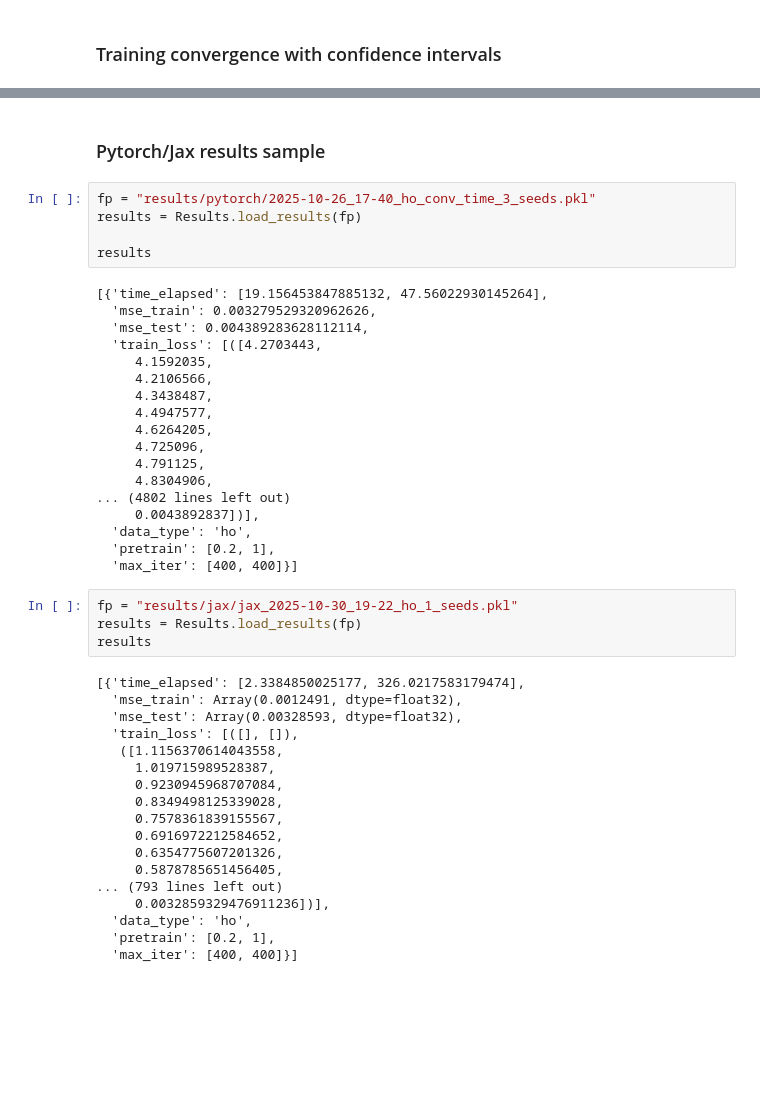
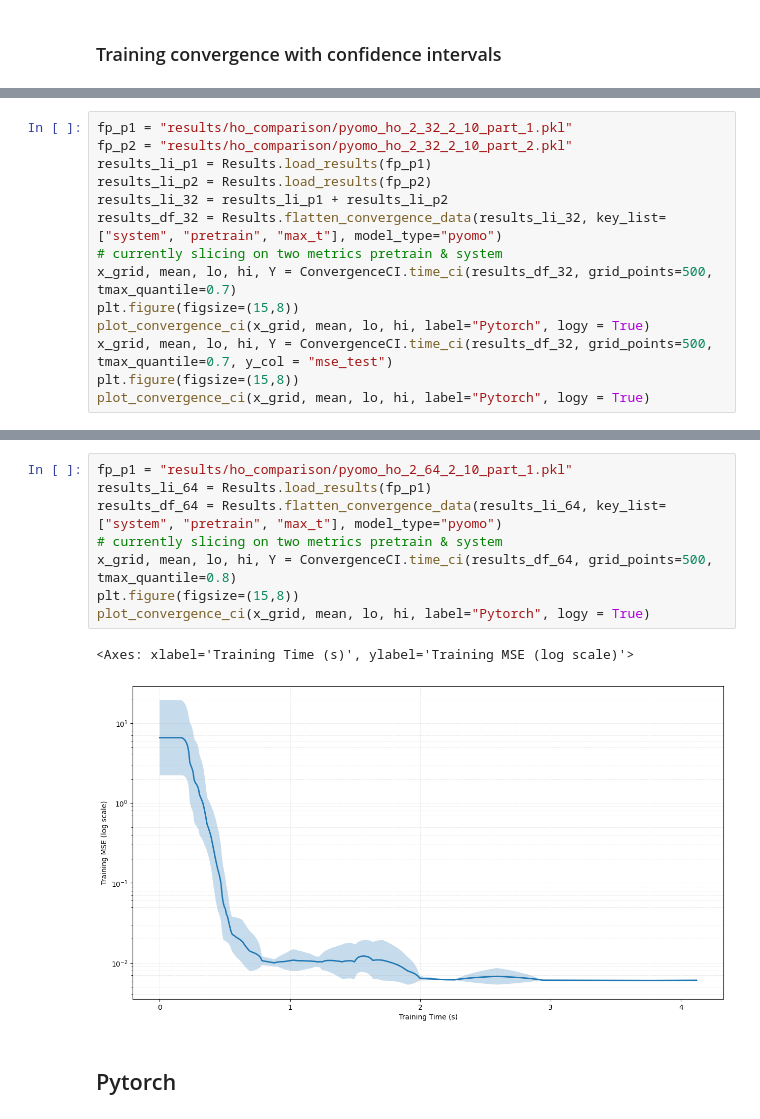
Before and after one commit to mariashapo/NODE, a Jupyter notebook: src/analysis/synthetic/training_conv_ci.ipynb, the cells around one changed output, grey strips where cells are left out. Cells and saved outputs as stored; diff of their text form; blank space fills up the shorter version.

```diff
--- a/src/analysis/synthetic/training_conv_ci.ipynb
+++ b/src/analysis/synthetic/training_conv_ci.ipynb
@@ -33,0 +34,14 @@ results_df
+# %%
+fp_p1 = "results/ho_comparison/pyomo_ho_2_32_2_10_part_1.pkl"
+fp_p2 = "results/ho_comparison/pyomo_ho_2_32_2_10_part_2.pkl"
+results_li_p1 = Results.load_results(fp_p1)
+results_li_p2 = Results.load_results(fp_p2)
+results_li_32 = results_li_p1 + results_li_p2
+results_df_32 = Results.flatten_convergence_data(results_li_32, key_list=["system", "pretrain", "max_t"], model_type="pyomo")
+# currently slicing on two metrics pretrain & system
+x_grid, mean, lo, hi, Y = ConvergenceCI.time_ci(results_df_32, grid_points=500, tmax_quantile=0.7)
+plt.figure(figsize=(15,8))
+plot_convergence_ci(x_grid, mean, lo, hi, label="Pytorch", logy = True)
+x_grid, mean, lo, hi, Y = ConvergenceCI.time_ci(results_df_32, grid_points=500, tmax_quantile=0.7, y_col = "mse_test")
+plt.figure(figsize=(15,8))
+plot_convergence_ci(x_grid, mean, lo, hi, label="Pytorch", logy = True)
@@ -34,47 +52,13 @@ results_df
+# %%
+fp_p1 = "results/ho_comparison/pyomo_ho_2_64_2_10_part_1.pkl"
+results_li_64 = Results.load_results(fp_p1)
+results_df_64 = Results.flatten_convergence_data(results_li_64, key_list=["system", "pretrain", "max_t"], model_type="pyomo")
+# currently slicing on two metrics pretrain & system
+x_grid, mean, lo, hi, Y = ConvergenceCI.time_ci(results_df_64, grid_points=500, tmax_quantile=0.8)
+plt.figure(figsize=(15,8))
+plot_convergence_ci(x_grid, mean, lo, hi, label="Pytorch", logy = True)
+# %% [output]
+<Axes: xlabel='Training Time (s)', ylabel='Training MSE (log scale)'>
+[figure, added]
 # %% [markdown]
-### Pytorch/Jax results sample
+## Pytorch
-# %%
-fp = "results/pytorch/2025-10-26_17-40_ho_conv_time_3_seeds.pkl"
-results = Results.load_results(fp)
-
-results
-# %% [output]
-[{'time_elapsed': [19.156453847885132, 47.56022930145264],
-  'mse_train': 0.003279529320962626,
-  'mse_test': 0.004389283628112114,
-  'train_loss': [([4.2703443,
-     4.1592035,
-     4.2106566,
-     4.3438487,
-     4.4947577,
-     4.6264205,
-     4.725096,
-     4.791125,
-     4.8304906,
-... (4802 lines left out)
-     0.0043892837])],
-  'data_type': 'ho',
-  'pretrain': [0.2, 1],
-  'max_iter': [400, 400]}]
-# %%
-fp = "results/jax/jax_2025-10-30_19-22_ho_1_seeds.pkl"
-results = Results.load_results(fp)
-results
-# %% [output]
-[{'time_elapsed': [2.3384850025177, 326.0217583179474],
-  'mse_train': Array(0.0012491, dtype=float32),
-  'mse_test': Array(0.00328593, dtype=float32),
-  'train_loss': [([], []),
-   ([1.1156370614043558,
-     1.019715989528387,
-     0.9230945968707084,
-     0.8349498125339028,
-     0.7578361839155567,
-     0.6916972212584652,
-     0.6354775607201326,
-     0.5878785651456405,
-... (793 lines left out)
-     0.0032859329476911236])],
-  'data_type': 'ho',
-  'pretrain': [0.2, 1],
-  'max_iter': [400, 400]}]
```
Also changed, not shown: parts of 21 cells of this notebook, 14 other files.
